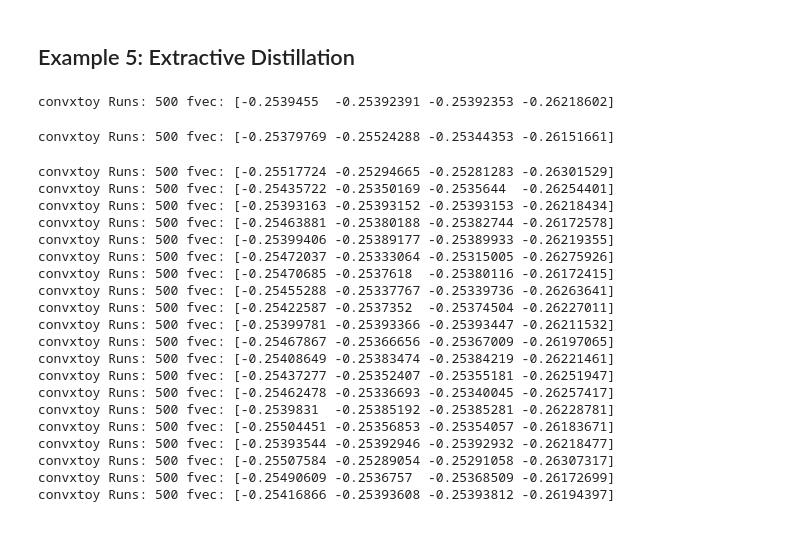
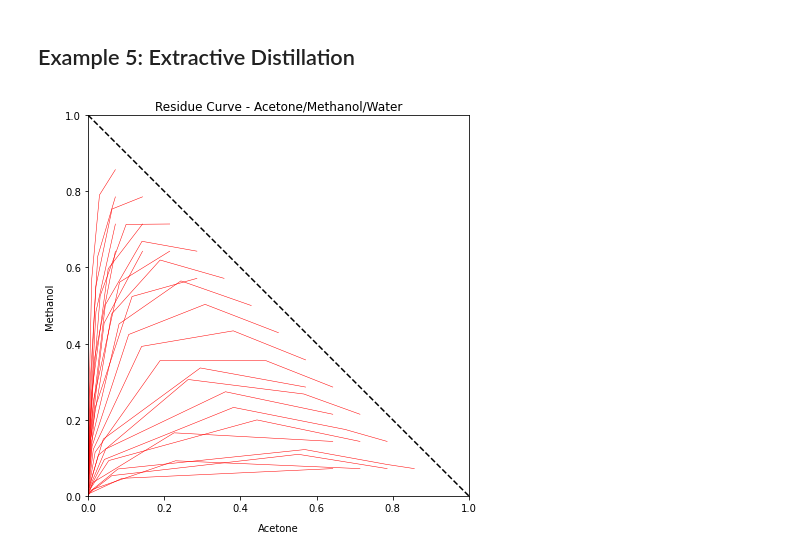
Before and after one commit to AMKCode/ExtractiveDistillationSimulator, a Jupyter notebook: src/Example5.ipynb, the cells around one changed output. Saved outputs shown, nothing was run; the diff lists cells and outputs as text; code cells hidden in the pictures.

Commit message:
Residue Curves (partially complete)

```diff
--- a/src/Example5.ipynb
+++ b/src/Example5.ipynb
@@ -43,34 +43,13 @@ AcetoneAntoine = AE.AntoineEquationBaseE(Acet_A,Acet_B,Acet_C)
 MethanolAntoine = AE.AntoineEquationBaseE(Meth_A, Meth_B, Meth_C)
 WaterAntoine = AE.AntoineEquationBaseE(Water_A,Water_B,Water_C)
 
-P_sys = 1.0325
+P_sys = 101325
 # Create a Raoult's law object
-AceMethWaterSys = VanLaarModel(3, P_sys = P_sys, A_coeff = A_ij, comp_names = ["Ace","Meth","Water"], partial_pressure_eqs = [AcetoneAntoine, MethanolAntoine, WaterAntoine], A=None, B=None)
+AceMethWaterSys = VanLaarModel(num_comp = 3, P_sys = P_sys, A_coeff = A_ij, comp_names = ["Acetone","Methanol","Water"], partial_pressure_eqs = [AcetoneAntoine, MethanolAntoine, WaterAntoine])
 # %%
 out_residue = Output()
 rcm = residue_curve(AceMethWaterSys)
 fig, ax = plt.subplots(1,1,figsize= (7,7))
-rcm.plot_residue_curve_int(ax,15)
+rcm.plot_residue_curve_og(ax,15)
 # %% [output]
-convxtoy Runs: 500 fvec: [-0.2539455  -0.25392391 -0.25392353 -0.26218602]
-convxtoy Runs: 500 fvec: [-0.25379769 -0.25524288 -0.25344353 -0.26151661]
-convxtoy Runs: 500 fvec: [-0.25517724 -0.25294665 -0.25281283 -0.26301529]
-convxtoy Runs: 500 fvec: [-0.25435722 -0.25350169 -0.2535644  -0.26254401]
-convxtoy Runs: 500 fvec: [-0.25393163 -0.25393152 -0.25393153 -0.26218434]
-convxtoy Runs: 500 fvec: [-0.25463881 -0.25380188 -0.25382744 -0.26172578]
-convxtoy Runs: 500 fvec: [-0.25399406 -0.25389177 -0.25389933 -0.26219355]
-convxtoy Runs: 500 fvec: [-0.25472037 -0.25333064 -0.25315005 -0.26275926]
-convxtoy Runs: 500 fvec: [-0.25470685 -0.2537618  -0.25380116 -0.26172415]
-convxtoy Runs: 500 fvec: [-0.25455288 -0.25337767 -0.25339736 -0.26263641]
-convxtoy Runs: 500 fvec: [-0.25422587 -0.2537352  -0.25374504 -0.26227011]
-convxtoy Runs: 500 fvec: [-0.25399781 -0.25393366 -0.25393447 -0.26211532]
-convxtoy Runs: 500 fvec: [-0.25467867 -0.25366656 -0.25367009 -0.26197065]
-convxtoy Runs: 500 fvec: [-0.25408649 -0.25383474 -0.25384219 -0.26221461]
-convxtoy Runs: 500 fvec: [-0.25437277 -0.25352407 -0.25355181 -0.26251947]
-convxtoy Runs: 500 fvec: [-0.25462478 -0.25336693 -0.25340045 -0.26257417]
-convxtoy Runs: 500 fvec: [-0.2539831  -0.25385192 -0.25385281 -0.26228781]
-convxtoy Runs: 500 fvec: [-0.25504451 -0.25356853 -0.25354057 -0.26183671]
-convxtoy Runs: 500 fvec: [-0.25393544 -0.25392946 -0.25392932 -0.26218477]
-convxtoy Runs: 500 fvec: [-0.25507584 -0.25289054 -0.25291058 -0.26307317]
-convxtoy Runs: 500 fvec: [-0.25490609 -0.2536757  -0.25368509 -0.26172699]
-convxtoy Runs: 500 fvec: [-0.25416866 -0.25393608 -0.25393812 -0.26194397]
+[figure, added]
```
Also changed, not shown: 1 other file.
